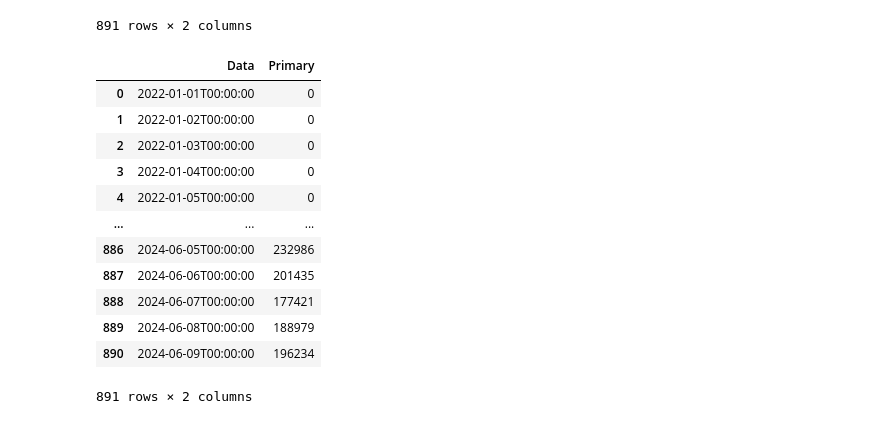
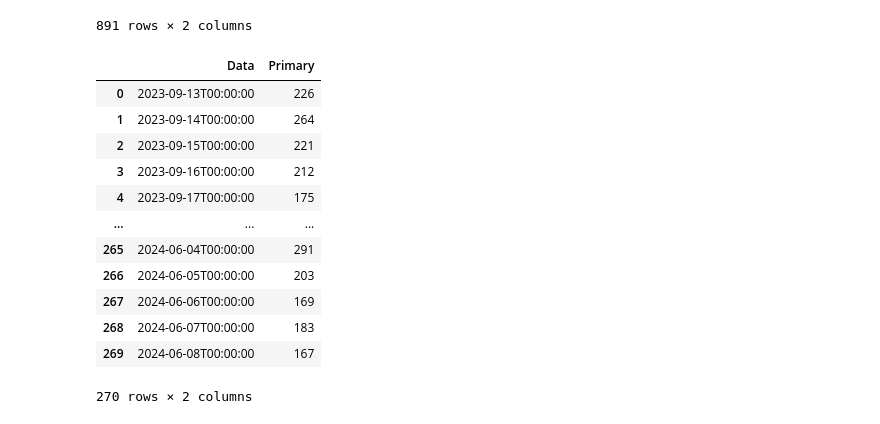
Before and after one commit to alisson002/Dashboard-TN, a Jupyter notebook: graficosPython.ipynb, the cells around one changed output. Saved outputs shown, nothing was run; the diff lists cells and outputs as text; code cells hidden in the pictures.

```diff
--- a/graficosPython.ipynb
+++ b/graficosPython.ipynb
@@ -229,23 +229,24 @@ seguidoresFB
 | 890 | 2024-06-09T00:00:00 | 9 |
 891 rows × 2 columns
 # %%
-inicio_alcanceIG = encontrar_frase_em_csv_meta('tabelas/meta/Alcance.csv', 'Alcance do Instagram')
+#SEGUIDORES IG
+inicio_seguidoresIG = encontrar_frase_em_csv_meta('tabelas/meta/Seguidores.csv', 'Seguidores no Instagram')
 
 #SEMANA ANTERIOR
-alcanceIG = pd.read_csv('tabelas/meta/Alcance.csv', skiprows=inicio_alcanceIG, encoding='utf-16')
+seguidoresIG_ANTERIOR = pd.read_csv('tabelas/meta/Seguidores.csv', skiprows=inicio_seguidoresIG, encoding='utf-16')
 
-alcanceIG
+seguidoresIG_ANTERIOR
 # %% [output]
 |  | Data | Primary |
-| 0 | 2022-01-01T00:00:00 | 0 |
-| 1 | 2022-01-02T00:00:00 | 0 |
-| 2 | 2022-01-03T00:00:00 | 0 |
-| 3 | 2022-01-04T00:00:00 | 0 |
-| 4 | 2022-01-05T00:00:00 | 0 |
+| 0 | 2023-09-13T00:00:00 | 226 |
+| 1 | 2023-09-14T00:00:00 | 264 |
+| 2 | 2023-09-15T00:00:00 | 221 |
+| 3 | 2023-09-16T00:00:00 | 212 |
+| 4 | 2023-09-17T00:00:00 | 175 |
 | ... | ... | ... |
-| 886 | 2024-06-05T00:00:00 | 232986 |
-| 887 | 2024-06-06T00:00:00 | 201435 |
-| 888 | 2024-06-07T00:00:00 | 177421 |
-| 889 | 2024-06-08T00:00:00 | 188979 |
-| 890 | 2024-06-09T00:00:00 | 196234 |
+| 265 | 2024-06-04T00:00:00 | 291 |
+| 266 | 2024-06-05T00:00:00 | 203 |
+| 267 | 2024-06-06T00:00:00 | 169 |
+| 268 | 2024-06-07T00:00:00 | 183 |
+| 269 | 2024-06-08T00:00:00 | 167 |
-891 rows × 2 columns
+270 rows × 2 columns
```
Also changed, not shown: 2 other files.
